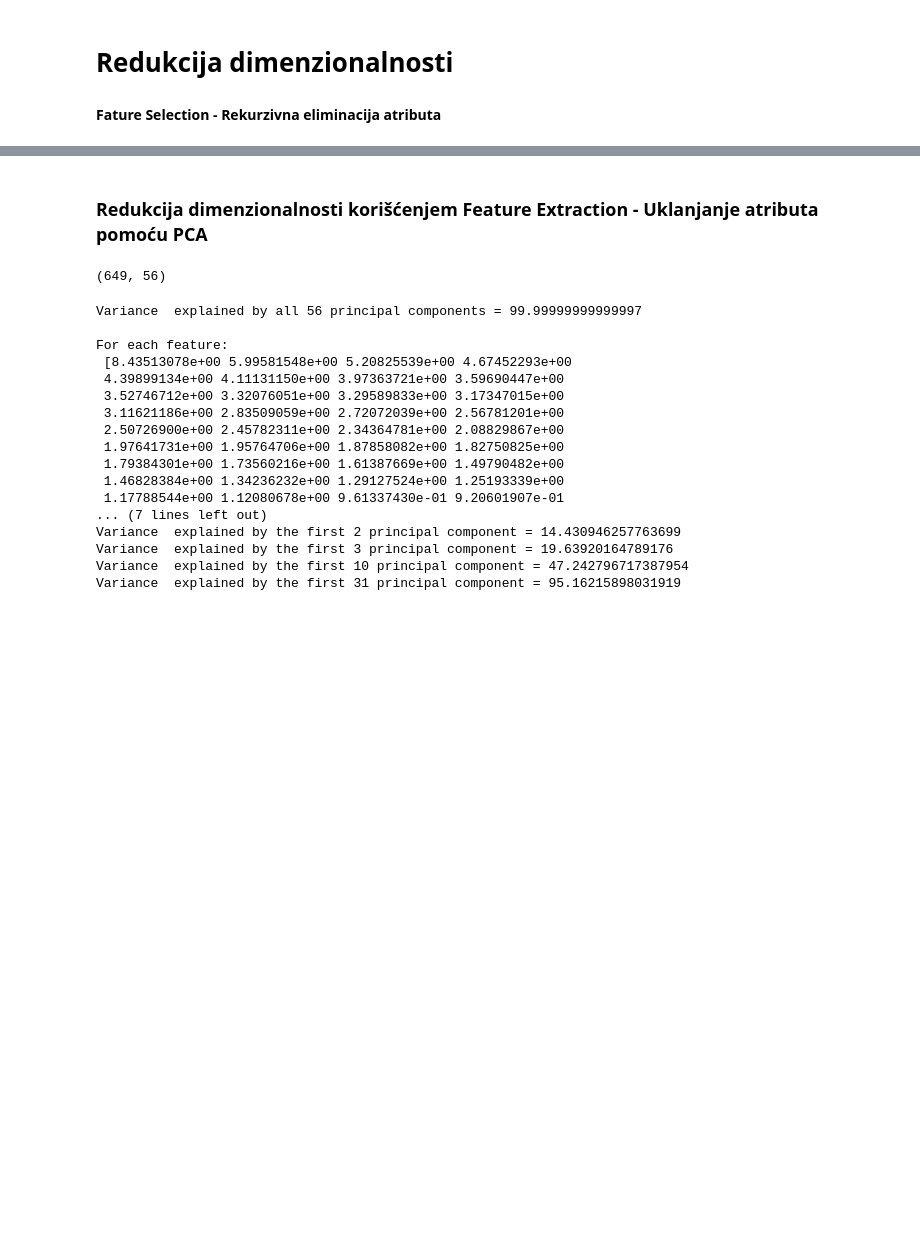
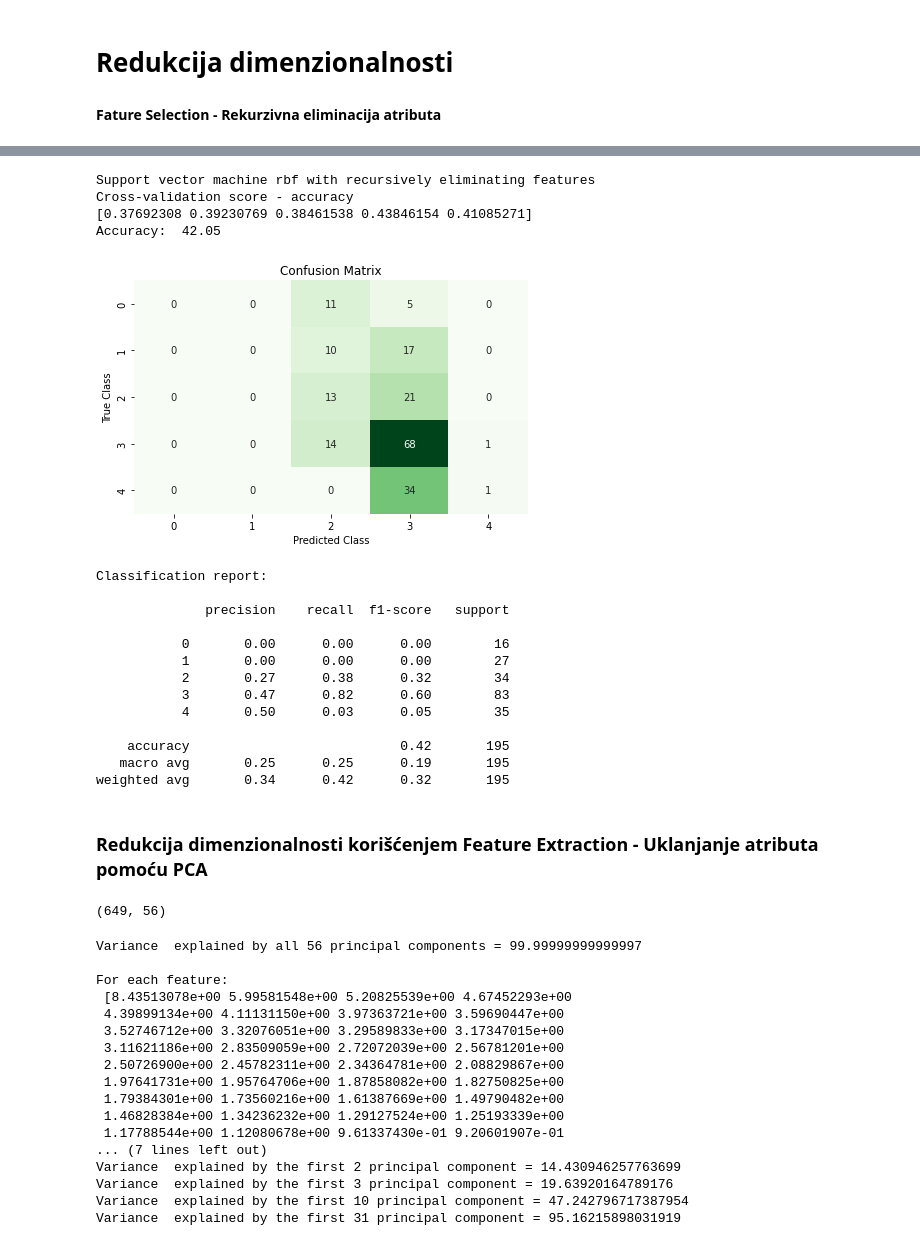
Before and after one commit to ilija447/machine-learning-1, a Jupyter notebook: Masinsko-ucenje-Projekat-I.ipynb, the cells around one changed output, grey strips where cells are left out. Saved outputs shown, nothing was run; the diff lists cells and outputs as text; code cells hidden in the pictures; blank space fills up the shorter version.

```diff
--- a/Masinsko-ucenje-Projekat-I.ipynb
+++ b/Masinsko-ucenje-Projekat-I.ipynb
@@ -806,3 +801,32 @@ weighted avg       0.38      0.38      0.37       195
+# %%
+classifier= SVC(kernel='rbf',random_state=0)
+classifier.fit(X_train_new,y_train_new)
+y_pred_new=classifier.predict(X_test_new)
+
+print("Support vector machine rbf with recursively eliminating features ")
+print("Cross-validation score - accuracy")
+print(cross_val_score(classifier, X, y, scoring='accuracy'))
+
+accuracy_svcRBF = get_prediction_report(y_test_new, y_pred_new)
+# %% [output]
+Support vector machine rbf with recursively eliminating features
+Cross-validation score - accuracy
+[0.37692308 0.39230769 0.38461538 0.43846154 0.41085271]
+Accuracy:  42.05
+[figure, added]
+Classification report:
+
+              precision    recall  f1-score   support
+
+           0       0.00      0.00      0.00        16
+           1       0.00      0.00      0.00        27
+           2       0.27      0.38      0.32        34
+           3       0.47      0.82      0.60        83
+           4       0.50      0.03      0.05        35
+
+    accuracy                           0.42       195
+   macro avg       0.25      0.25      0.19       195
+weighted avg       0.34      0.42      0.32       195
 # %% [markdown]
 ### Redukcija dimenzionalnosti korišćenjem Feature Extraction - Uklanjanje atributa pomoću PCA
 # %%
```
Also changed, not shown: parts of 23 cells of this notebook.
